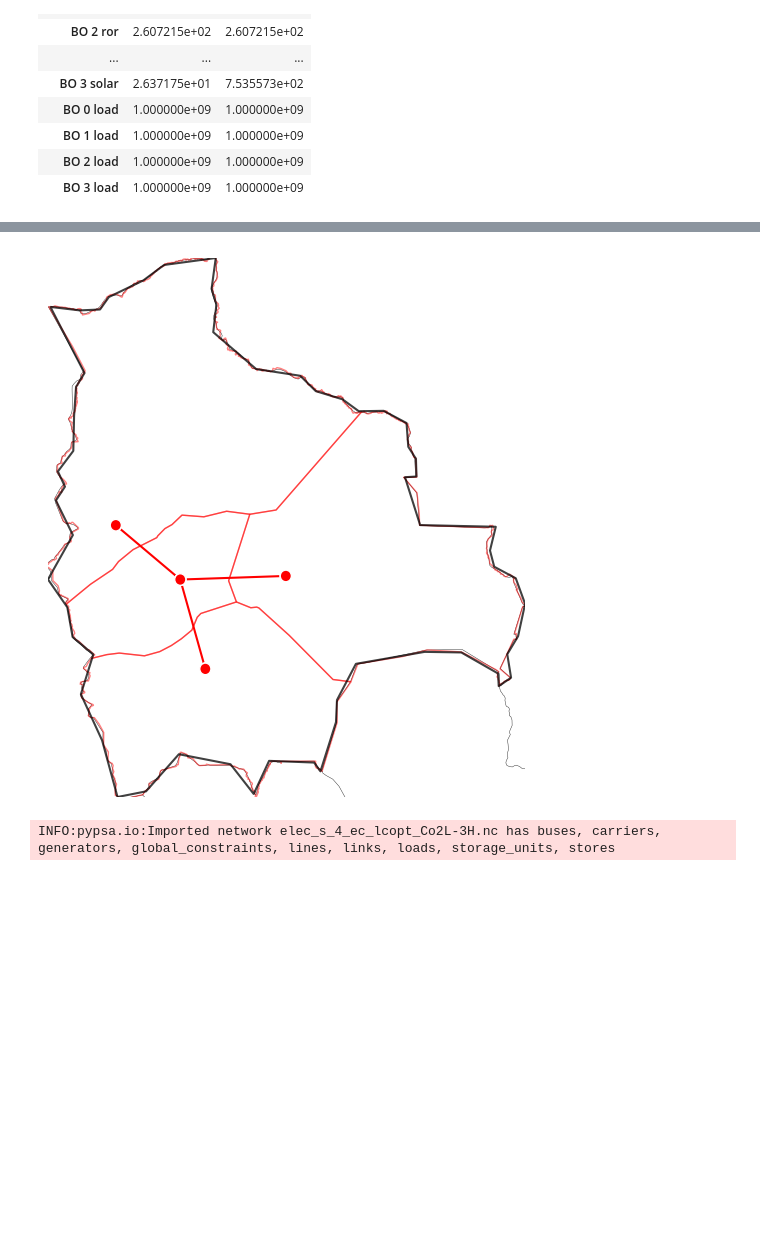
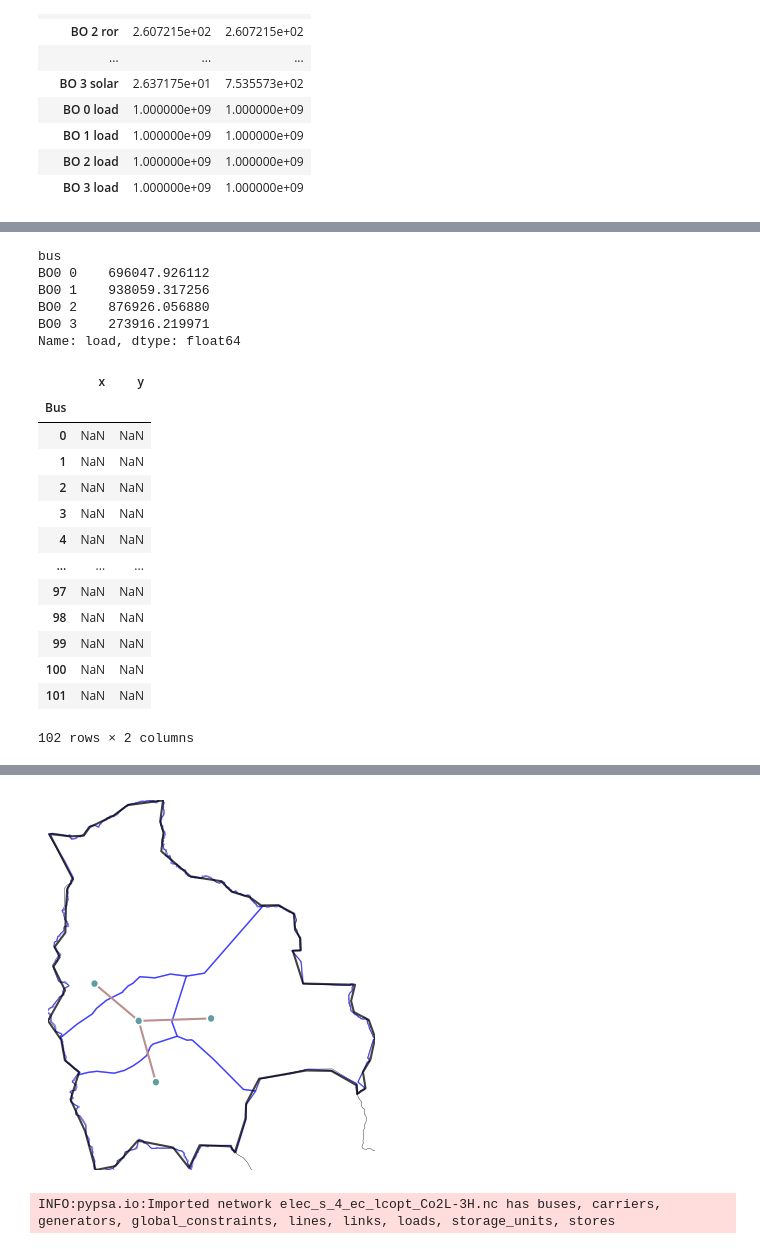
Before and after one commit to hannotteadele/pypsa-earth, a Jupyter notebook: FirstRun_BO/ADELE_modifying_hydro_inflows.ipynb, the cells around one changed output, grey strips where cells are left out. Saved outputs shown, nothing was run; the diff lists cells and outputs as text; code cells hidden in the pictures; blank space fills up the shorter version.

```diff
--- a/FirstRun_BO/ADELE_modifying_hydro_inflows.ipynb
+++ b/FirstRun_BO/ADELE_modifying_hydro_inflows.ipynb
@@ -242,3 +283,36 @@ Name: load, dtype: float64
+# %%
+a = n_solve_4.loads_t.p_set.sum().rename("load").rename_axis("bus")
+
+a.rename("load", inplace=True)
+
+a.rename_axis("bus", inplace=True)
+
+a
+# %% [output]
+bus
+BO0 0    696047.926112
+BO0 1    938059.317256
+BO0 2    876926.056880
+BO0 3    273916.219971
+Name: load, dtype: float64
+# %%
+buses_ror=n_elec.buses[n_elec.generators[n_elec.generators.carrier == 'ror']]
+buses_ror[['x','y']]
+# %% [output]
+|  | x | y |
+| Bus |  |  |
+| 0 | NaN | NaN |
+| 1 | NaN | NaN |
+| 2 | NaN | NaN |
+| 3 | NaN | NaN |
+| 4 | NaN | NaN |
+| ... | ... | ... |
+| 97 | NaN | NaN |
+| 98 | NaN | NaN |
+| 99 | NaN | NaN |
+| 100 | NaN | NaN |
+| 101 | NaN | NaN |
+102 rows × 2 columns
 # %%
 world = gpd.read_file(gpd.datasets.get_path("naturalearth_lowres"))
 shapes=world[world.name.isin(["Bolivia"])].set_index("name")
@@ -250,7 +324,7 @@ c=4
 
 n=n_solve_4
 
-fig, ax = plt.subplots(figsize=(7, 7),subplot_kw={'projection': ccrs.PlateCarree()})
+fig, ax = plt.subplots(subplot_kw={'projection': ccrs.PlateCarree()})
 
 r = gpd.read_file(
         f"resources/bus_regions/regions_onshore_elec_s_4.geojson"
@@ -261,18 +335,19 @@ r = gpd.read_file(
 
 n.plot(
         #color_geomap=True,
-        bus_colors="red",
+        #bus_colors="red",
         #bus_sizes=red_bussizes,
-        line_colors="red",
+        #line_colors="red",
         #line_widths=red_linewidth,
         ax=ax,
     )
 
-r.boundary.plot(ax=ax, color="red", linewidth=1, alpha=0.5)
+r.boundary.plot(ax=ax, color="blue", linewidth=1, alpha=0.5)
 #r.plot(ax=ax, alpha=1, vmin=0, vmax=1)
 country.boundary.plot(ax=ax, color="black", alpha=0.75)
 ax.set_extent([shapes.total_bounds[0], shapes.total_bounds[2],shapes.total_bounds[1], shapes.total_bounds[3]], crs=ccrs.PlateCarree())
 
+fig.savefig('delimitations_4buses.eps', format='eps', dpi=1200)
 plt.show()
 # %% [output]
 INFO:pypsa.io:Imported network elec_s_4_ec_lcopt_Co2L-3H.nc has buses, carriers, generators, global_constraints, lines, links, loads, storage_units, stores
@@ -279 +355 @@ INFO:pypsa.io:Imported network elec_s_4_ec_lcopt_Co2L-3H.nc has buses, carriers,
-[figure, old version]
+[figure, new version]
```
Also changed, not shown: parts of 12 cells of this notebook, 11 other files.
